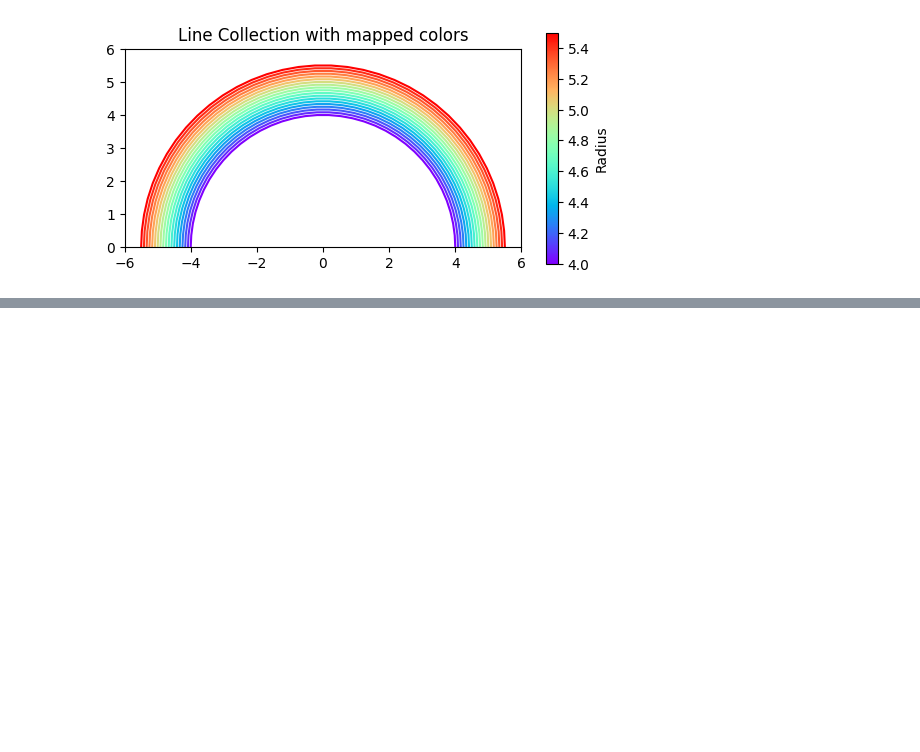
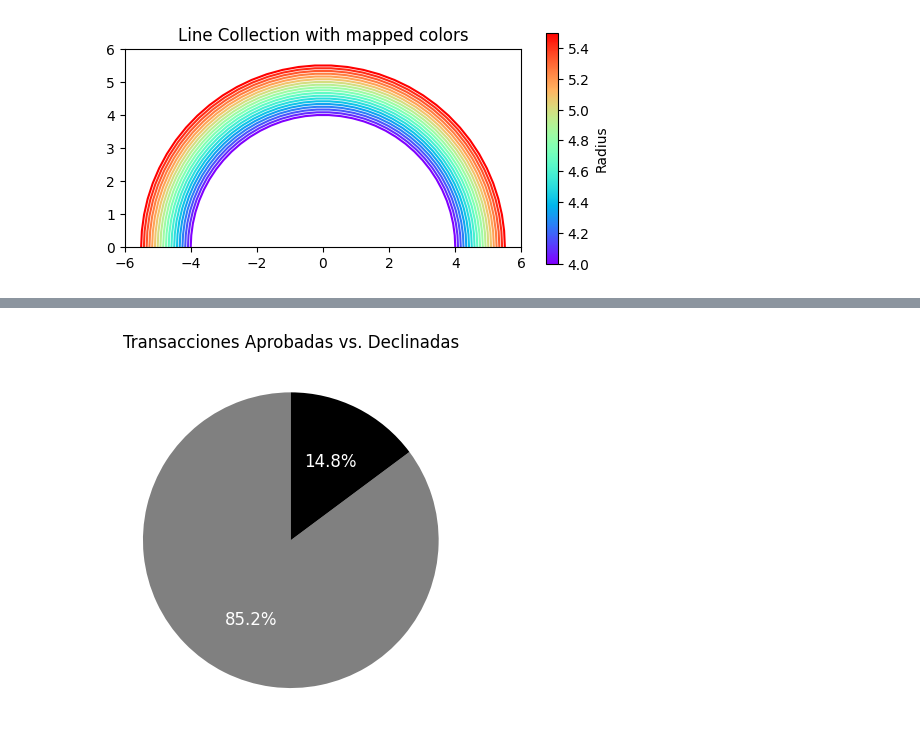
Before and after one commit to MailinV/Sprint_8_MV, a Jupyter notebook: Sprint8_MV.ipynb, the cells around one changed output, grey strips where cells are left out. Drawn from its saved outputs; the diff is of its cells as text; code cells hidden in the pictures; blank space fills up the shorter version.

```diff
--- a/Sprint8_MV.ipynb
+++ b/Sprint8_MV.ipynb
@@ -396,0 +439,20 @@ plt.show()
+# %%
+query = "SELECT declined FROM transactions;"
+df = pd.read_sql(query, conexion_bd)
+
+df_declined_counts = df['declined'].map({1: 'Declinadas', 0: 'Aprobadas'}).value_counts()
+labels = df_declined_counts.index
+colors = ['grey', 'black']
+
+plt.pie(
+    df_declined_counts,
+    labels=labels,
+    autopct='%1.1f%%',
+    startangle=90,
+    colors=colors,
+    textprops={'color': 'white', 'fontsize': 12}
+)
+plt.title("Transacciones Aprobadas vs. Declinadas")
+plt.show()
+# %% [output]
+[figure, added]
```
Also changed, not shown: parts of 17 cells of this notebook.
